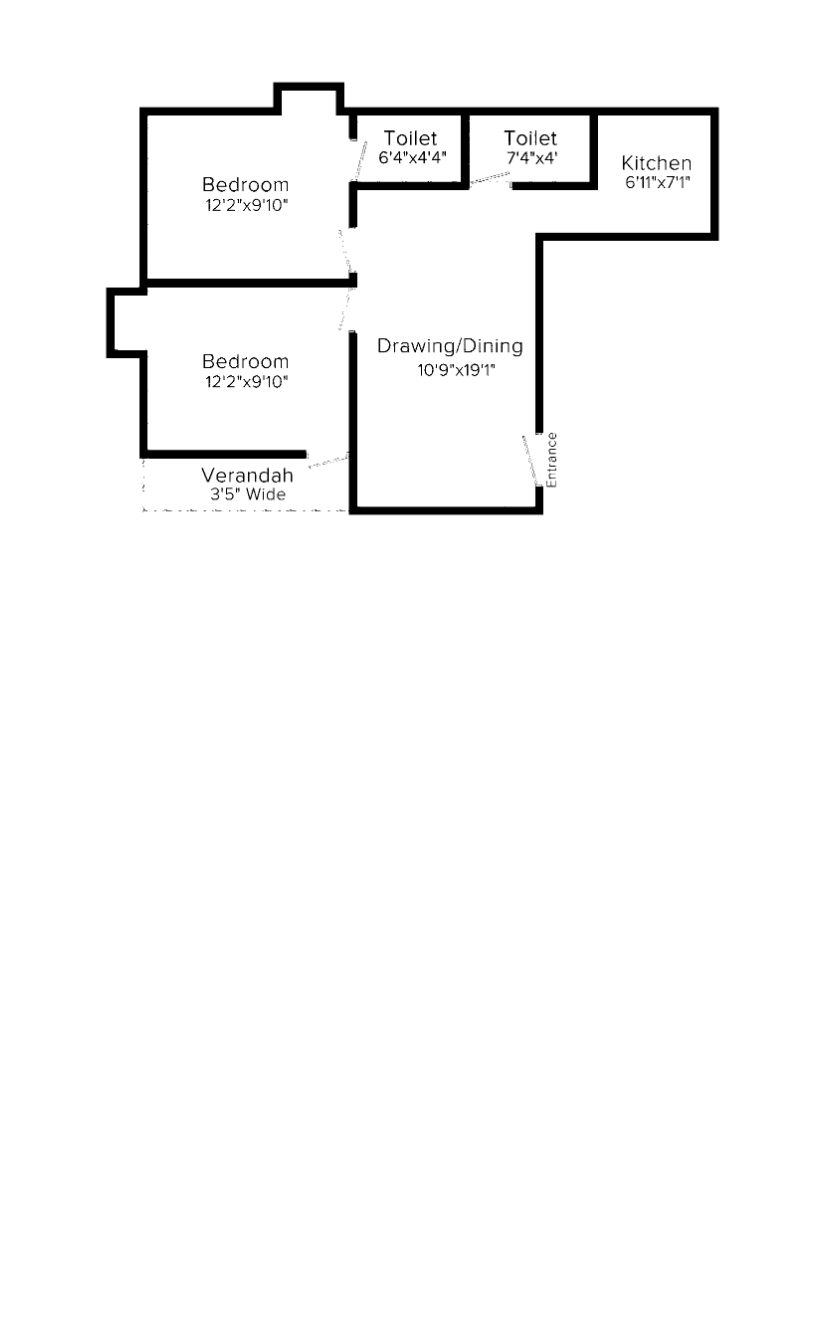
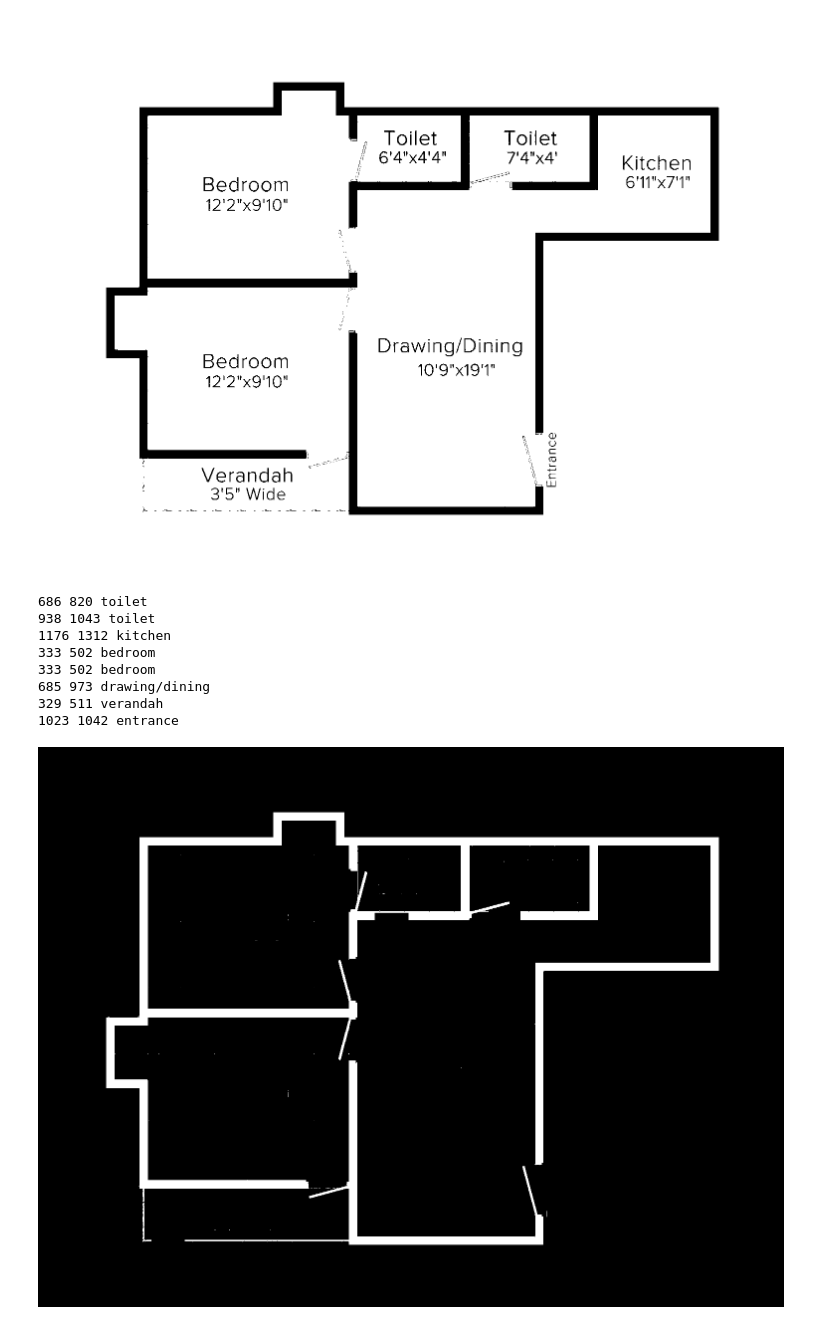
Before and after one commit to m-agour/Dataset-Playground, a Jupyter notebook: Mo/ocr.ipynb, the cells around one changed output. Cells and saved outputs as stored; diff of their text form; code cells hidden in the pictures; blank space fills up the shorter version.

```diff
--- a/Mo/ocr.ipynb
+++ b/Mo/ocr.ipynb
@@ -104,3 +181,27 @@ error: OpenCV(4.6.0) :-1: error: (-5:Bad argument) in function 'connectedCompone
 display(Image.fromarray(v>110))
 # %% [output]
 [figure]
+# %%
+for i in labels:
+    for j in labels[i]:
+        poly = labels[i][j]
+        x, y, w, h = poly
+        xmin, xmax = x, x + w
+        ymin, ymax = y, y + h
+        print(xmin, xmax, i)
+        for px in range(xmin, xmax):
+            for py in range(ymin, ymax):
+
+                mask[py, px] = 1
+
+imshow(mask == 0)
+# %% [output]
+686 820 toilet
+938 1043 toilet
+1176 1312 kitchen
+333 502 bedroom
+333 502 bedroom
+685 973 drawing/dining
+329 511 verandah
+1023 1042 entrance
+[figure, added]
```
Also changed, not shown: parts of 5 cells of this notebook.
